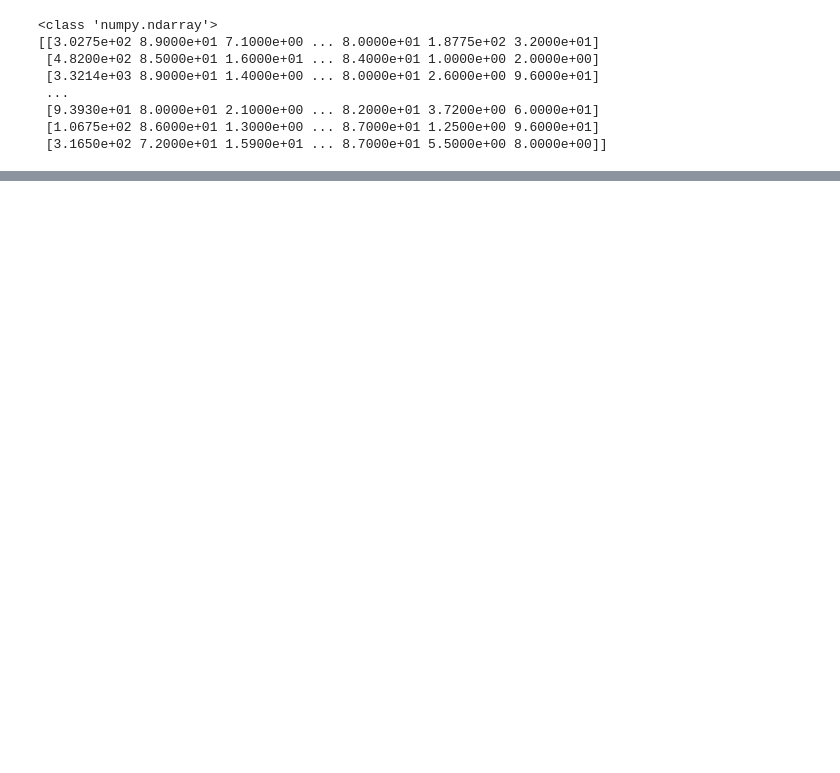
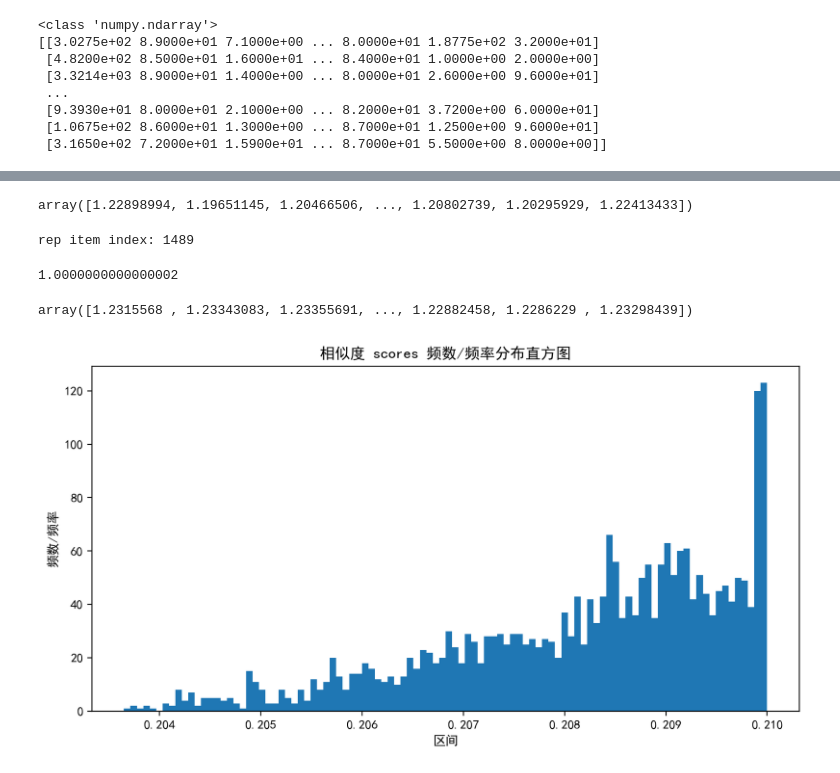
Before and after one commit to lijiext/fast-map-dpp, a Jupyter notebook: my/data.ipynb, the cells around one changed output, grey strips where cells are left out. Cells and saved outputs as stored; diff of their text form; code cells hidden in the pictures; blank space fills up the shorter version.

```diff
--- a/my/data.ipynb
+++ b/my/data.ipynb
@@ -171,0 +146,30 @@ representative_item: [272.43  85.     1.9   86.    53.    89.    66.    69.39
+# %%
+scores
+# %% [output]
+array([1.22898994, 1.19651145, 1.20466506, ..., 1.20802739, 1.20295929, 1.22413433])
+# %%
+# 选择了一个参考服务，每个服务和参考服务的相似度就是该服务的分数
+print(f"rep item index: {user.representative_item_index}")
+# %% [output]
+rep item index: 1489
+# %%
+# 现在需要得到一个item——size维度的向量，表示每个服务与参考服务的相似度，作为得分
+similarities_with_rep = similarities[user.representative_item_index]
+similarities_with_rep[user.representative_item_index] # 参考服务与自身的相似度为1，丢失精度
+# %% [output]
+1.0000000000000002
+# %%
+scores = np.exp(0.01 * similarities_with_rep + 0.2)
+scores
+# %% [output]
+array([1.2315568 , 1.23343083, 1.23355691, ..., 1.22882458, 1.2286229 , 1.23298439])
+# %%
+a = 0.01 * similarities_with_rep + 0.2
+plt.figure(figsize=(10,5), dpi=200)
+plt.hist(a,100)# 画直方图
+plt.xlabel("区间")
+plt.ylabel("频数/频率")
+plt.title("相似度 scores 频数/频率分布直方图")
+plt.show()
+# %% [output]
+[figure, added]
```
Also changed, not shown: parts of 6 cells of this notebook, 2 other files.
